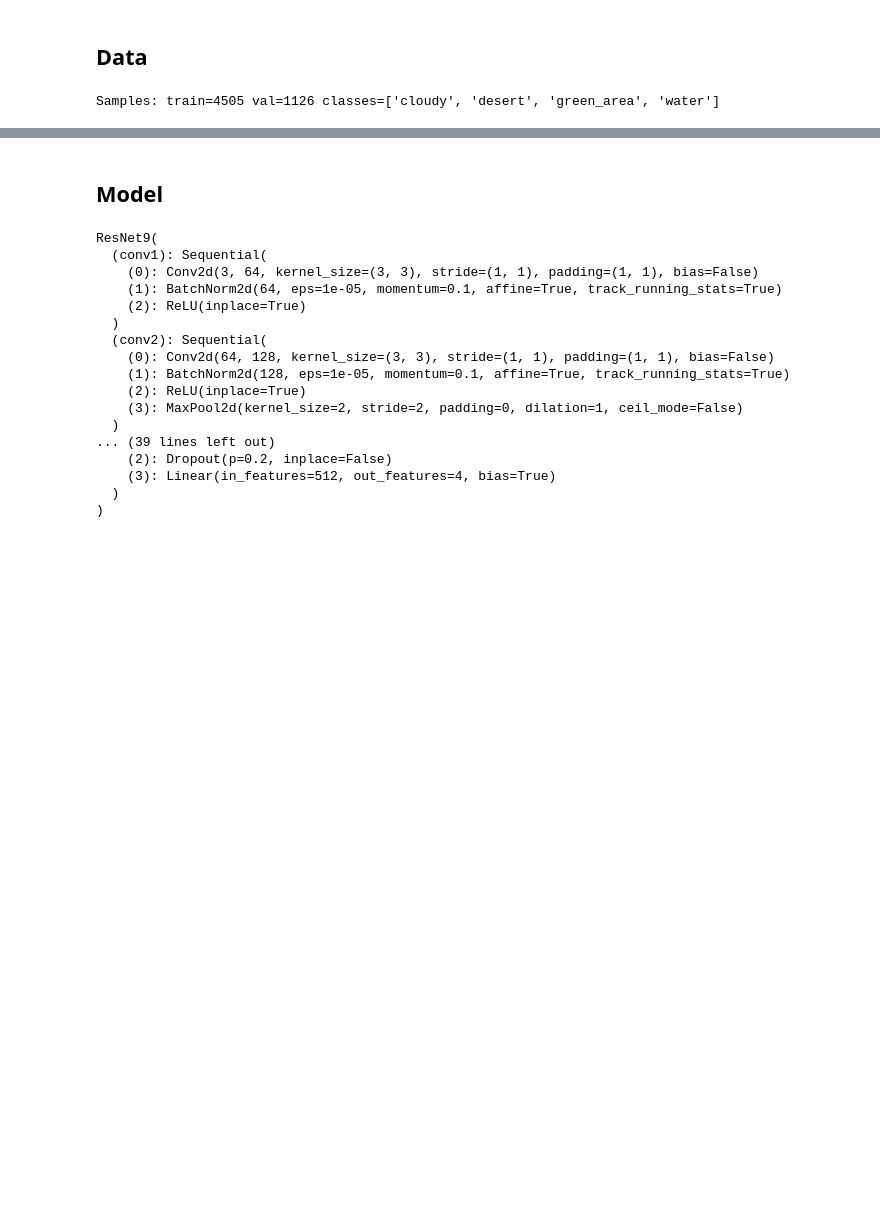
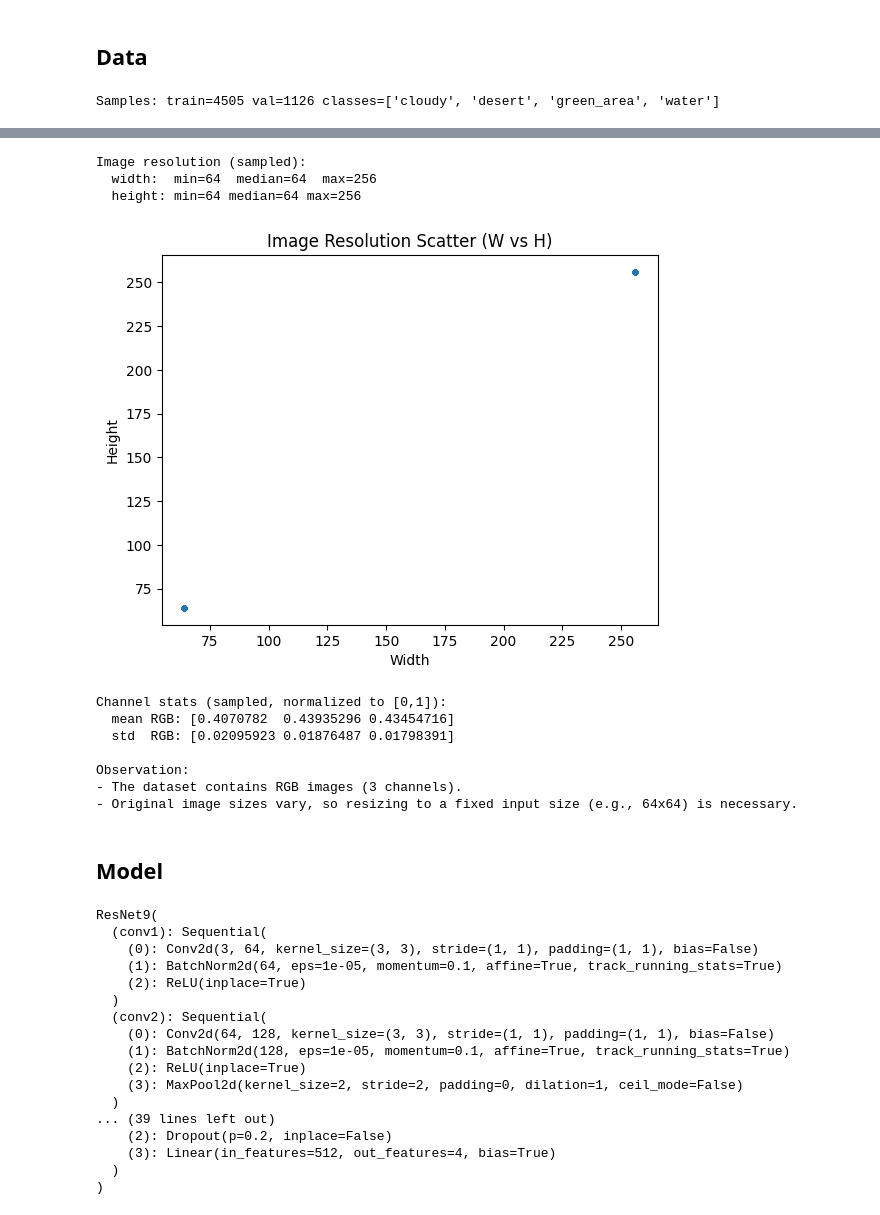
Before and after one commit to bogdan-kovalchuk/Satellite-Terrain-Classifier, a Jupyter notebook: notebooks/classification.ipynb, the cells around one changed output, grey strips where cells are left out. Cells and saved outputs as stored; diff of their text form; code cells hidden in the pictures; blank space fills up the shorter version.

```diff
--- a/notebooks/classification.ipynb
+++ b/notebooks/classification.ipynb
@@ -109,3 +199,62 @@ Samples: train=4505 val=1126 classes=['cloudy', 'desert', 'green_area', 'water']
+# %%
+# 4) Image resolution analysis (width x height) + channel analysis
+# Sample up to N images to keep EDA fast
+N = min(500, len(ds_raw))
+sample_ids = rng.choice(len(ds_raw), size=N, replace=False)
+
+widths, heights = [], []
+channel_means = []  # per-image mean over H,W for each channel
+channel_stds = []   # per-image std over H,W for each channel
+
+for idx in sample_ids:
+    img_path, y = ds_raw.samples[int(idx)]
+    img = Image.open(img_path).convert("RGB")
+    w, h = img.size
+    widths.append(w)
+    heights.append(h)
+
+    arr = np.asarray(img).astype(np.float32) / 255.0  # HWC
+    channel_means.append(arr.mean(axis=(0, 1)))
+    channel_stds.append(arr.std(axis=(0, 1)))
+
+widths = np.array(widths)
+heights = np.array(heights)
+channel_means = np.vstack(channel_means)
+channel_stds = np.vstack(channel_stds)
+
+print("\nImage resolution (sampled):")
+print(f"  width:  min={widths.min()}  median={np.median(widths):.0f}  max={widths.max()}")
+print(f"  height: min={heights.min()} median={np.median(heights):.0f} max={heights.max()}")
+
+plt.figure()
+plt.scatter(widths, heights, s=10)
+plt.title("Image Resolution Scatter (W vs H)")
+plt.xlabel("Width")
+plt.ylabel("Height")
+plt.show()
+
+# Channel statistics
+mean_rgb = channel_means.mean(axis=0)
+std_rgb = channel_stds.mean(axis=0)
+print("\nChannel stats (sampled, normalized to [0,1]):")
+print(f"  mean RGB: {mean_rgb}")
+print(f"  std  RGB: {std_rgb}")
+
+print("\nObservation:")
+print("- The dataset contains RGB images (3 channels).")
+print("- Original image sizes vary, so resizing to a fixed input size (e.g., 64x64) is necessary.")
+# %% [output]
+Image resolution (sampled):
+  width:  min=64  median=64  max=256
+  height: min=64 median=64 max=256
+[figure, added]
+Channel stats (sampled, normalized to [0,1]):
+  mean RGB: [0.4070782  0.43935296 0.43454716]
+  std  RGB: [0.02095923 0.01876487 0.01798391]
+
+Observation:
+- The dataset contains RGB images (3 channels).
+- Original image sizes vary, so resizing to a fixed input size (e.g., 64x64) is necessary.
 # %% [markdown]
 ## Model
 # %%
```
Also changed, not shown: parts of 5 cells of this notebook.
